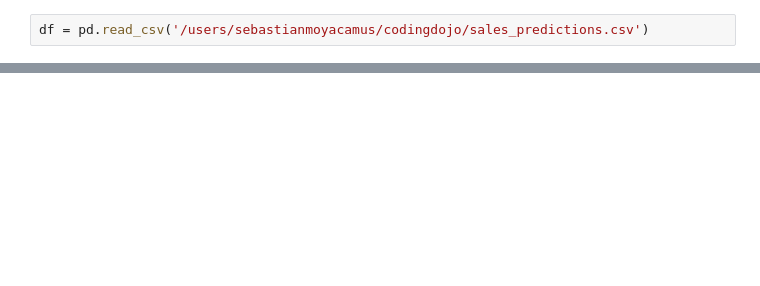
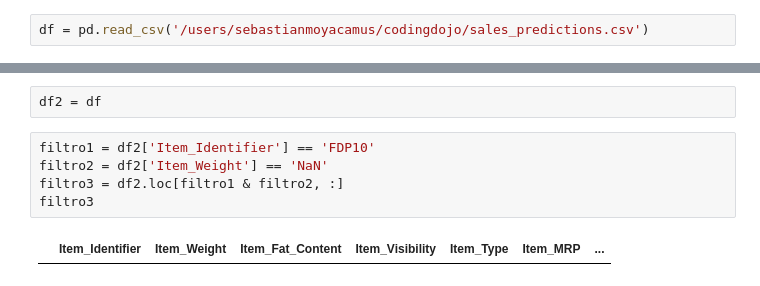
Before and after one commit to ap539813/sales-predictions, a Jupyter notebook: Sales.ipynb, the cells around one changed output, grey strips where cells are left out. Saved outputs shown, nothing was run; the diff lists cells and outputs as text; blank space fills up the shorter version.

```diff
--- a/Sales.ipynb
+++ b/Sales.ipynb
@@ -21,0 +168,9 @@ df
+# %%
+df2 = df
+# %%
+filtro1 = df2['Item_Identifier'] == 'FDP10'
+filtro2 = df2['Item_Weight'] == 'NaN'
+filtro3 = df2.loc[filtro1 & filtro2, :]
+filtro3
+# %% [output]
+|  | Item_Identifier | Item_Weight | Item_Fat_Content | Item_Visibility | Item_Type | Item_MRP | ... |
```
Also changed, not shown: parts of 17 cells of this notebook, 1 other file.
